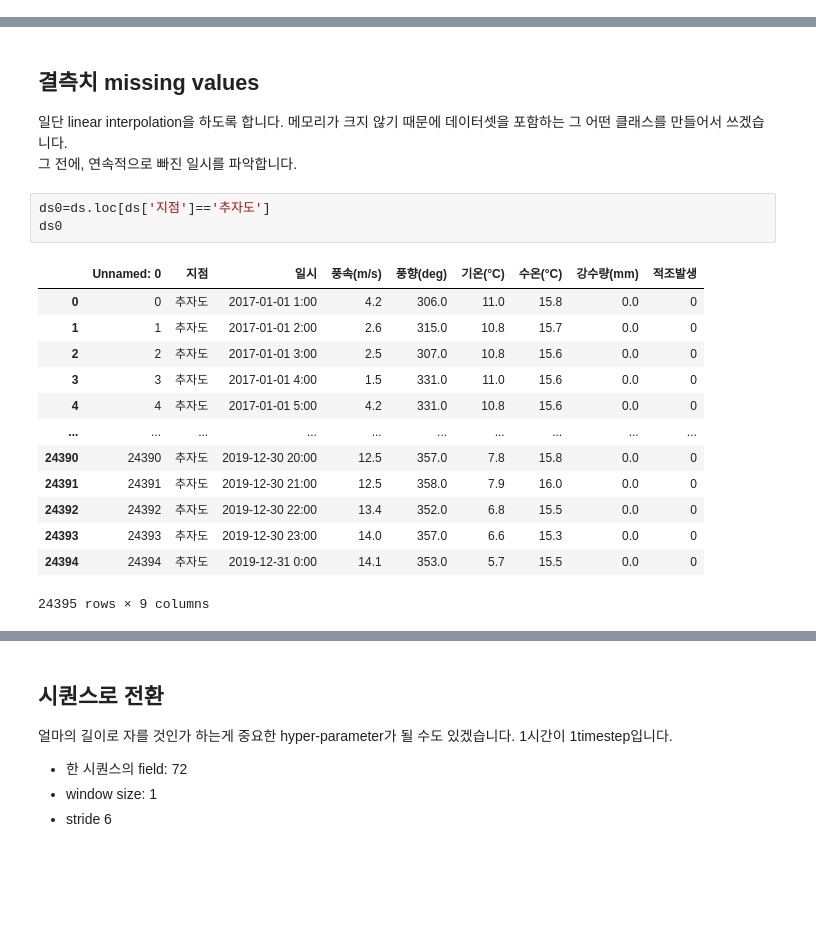
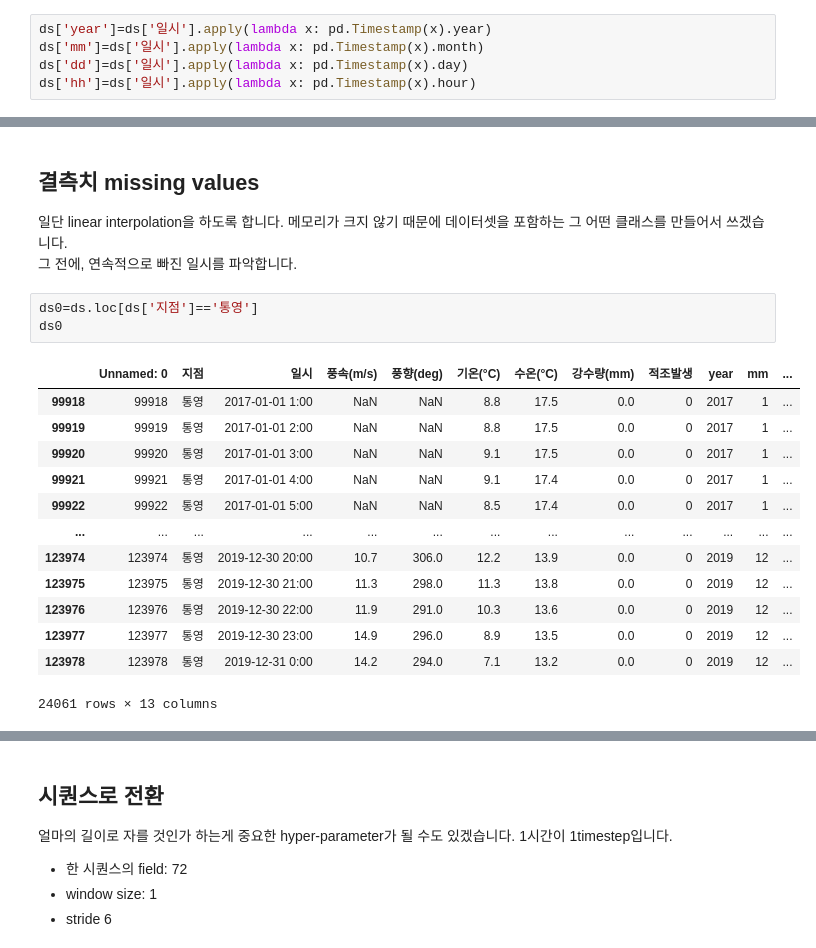
Before and after one commit to chhyyi/aiffel, a Jupyter notebook: aiffelthon/Sensory_LSTM.ipynb, the cells around one changed output, grey strips where cells are left out. Drawn from its saved outputs; the diff is of its cells as text; blank space fills up the shorter version.

```diff
--- a/aiffelthon/Sensory_LSTM.ipynb
+++ b/aiffelthon/Sensory_LSTM.ipynb
@@ -16,3 +34,8 @@ ds = pd.read_csv('data/17-19실측(예찰선)labeled.csv', encoding='euc-kr')
+# %%
+ds['year']=ds['일시'].apply(lambda x: pd.Timestamp(x).year)
+ds['mm']=ds['일시'].apply(lambda x: pd.Timestamp(x).month)
+ds['dd']=ds['일시'].apply(lambda x: pd.Timestamp(x).day)
+ds['hh']=ds['일시'].apply(lambda x: pd.Timestamp(x).hour)
 # %%
 ds
 # %% [output]
@@ -36,19 +59,19 @@ ds
 일단 linear interpolation을 하도록 합니다. 메모리가 크지 않기 때문에 데이터셋을 포함하는 그 어떤 클래스를 만들어서 쓰겠습니다.
 그 전에, 연속적으로 빠진 일시를 파악합니다.
 # %%
-ds0=ds.loc[ds['지점']=='추자도']
+ds0=ds.loc[ds['지점']=='통영']
 ds0
 # %% [output]
-|  | Unnamed: 0 | 지점 | 일시 | 풍속(m/s) | 풍향(deg) | 기온(°C) | 수온(°C) | 강수량(mm) | 적조발생 |
-| 0 | 0 | 추자도 | 2017-01-01 1:00 | 4.2 | 306.0 | 11.0 | 15.8 | 0.0 | 0 |
-| 1 | 1 | 추자도 | 2017-01-01 2:00 | 2.6 | 315.0 | 10.8 | 15.7 | 0.0 | 0 |
-| 2 | 2 | 추자도 | 2017-01-01 3:00 | 2.5 | 307.0 | 10.8 | 15.6 | 0.0 | 0 |
-| 3 | 3 | 추자도 | 2017-01-01 4:00 | 1.5 | 331.0 | 11.0 | 15.6 | 0.0 | 0 |
-| 4 | 4 | 추자도 | 2017-01-01 5:00 | 4.2 | 331.0 | 10.8 | 15.6 | 0.0 | 0 |
-| ... | ... | ... | ... | ... | ... | ... | ... | ... | ... |
-| 24390 | 24390 | 추자도 | 2019-12-30 20:00 | 12.5 | 357.0 | 7.8 | 15.8 | 0.0 | 0 |
-| 24391 | 24391 | 추자도 | 2019-12-30 21:00 | 12.5 | 358.0 | 7.9 | 16.0 | 0.0 | 0 |
-| 24392 | 24392 | 추자도 | 2019-12-30 22:00 | 13.4 | 352.0 | 6.8 | 15.5 | 0.0 | 0 |
-| 24393 | 24393 | 추자도 | 2019-12-30 23:00 | 14.0 | 357.0 | 6.6 | 15.3 | 0.0 | 0 |
-| 24394 | 24394 | 추자도 | 2019-12-31 0:00 | 14.1 | 353.0 | 5.7 | 15.5 | 0.0 | 0 |
+|  | Unnamed: 0 | 지점 | 일시 | 풍속(m/s) | 풍향(deg) | 기온(°C) | 수온(°C) | 강수량(mm) | 적조발생 | year | mm | ... |
+| 99918 | 99918 | 통영 | 2017-01-01 1:00 | NaN | NaN | 8.8 | 17.5 | 0.0 | 0 | 2017 | 1 | ... |
+| 99919 | 99919 | 통영 | 2017-01-01 2:00 | NaN | NaN | 8.8 | 17.5 | 0.0 | 0 | 2017 | 1 | ... |
+| 99920 | 99920 | 통영 | 2017-01-01 3:00 | NaN | NaN | 9.1 | 17.5 | 0.0 | 0 | 2017 | 1 | ... |
+| 99921 | 99921 | 통영 | 2017-01-01 4:00 | NaN | NaN | 9.1 | 17.4 | 0.0 | 0 | 2017 | 1 | ... |
+| 99922 | 99922 | 통영 | 2017-01-01 5:00 | NaN | NaN | 8.5 | 17.4 | 0.0 | 0 | 2017 | 1 | ... |
+| ... | ... | ... | ... | ... | ... | ... | ... | ... | ... | ... | ... | ... |
+| 123974 | 123974 | 통영 | 2019-12-30 20:00 | 10.7 | 306.0 | 12.2 | 13.9 | 0.0 | 0 | 2019 | 12 | ... |
+| 123975 | 123975 | 통영 | 2019-12-30 21:00 | 11.3 | 298.0 | 11.3 | 13.8 | 0.0 | 0 | 2019 | 12 | ... |
+| 123976 | 123976 | 통영 | 2019-12-30 22:00 | 11.9 | 291.0 | 10.3 | 13.6 | 0.0 | 0 | 2019 | 12 | ... |
+| 123977 | 123977 | 통영 | 2019-12-30 23:00 | 14.9 | 296.0 | 8.9 | 13.5 | 0.0 | 0 | 2019 | 12 | ... |
+| 123978 | 123978 | 통영 | 2019-12-31 0:00 | 14.2 | 294.0 | 7.1 | 13.2 | 0.0 | 0 | 2019 | 12 | ... |
-24395 rows × 9 columns
+24061 rows × 13 columns
```
Also changed, not shown: parts of 34 cells of this notebook.
